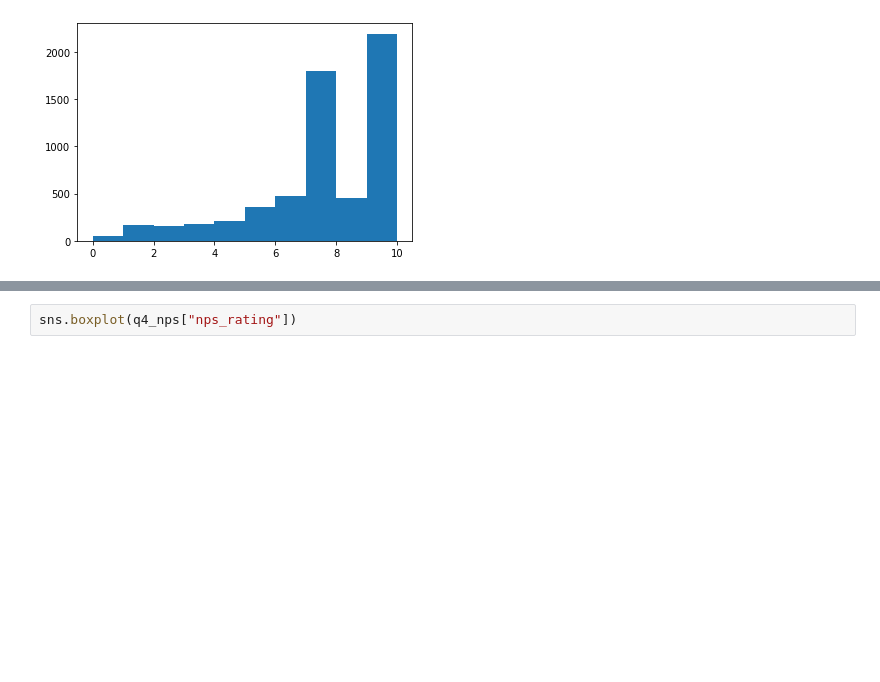
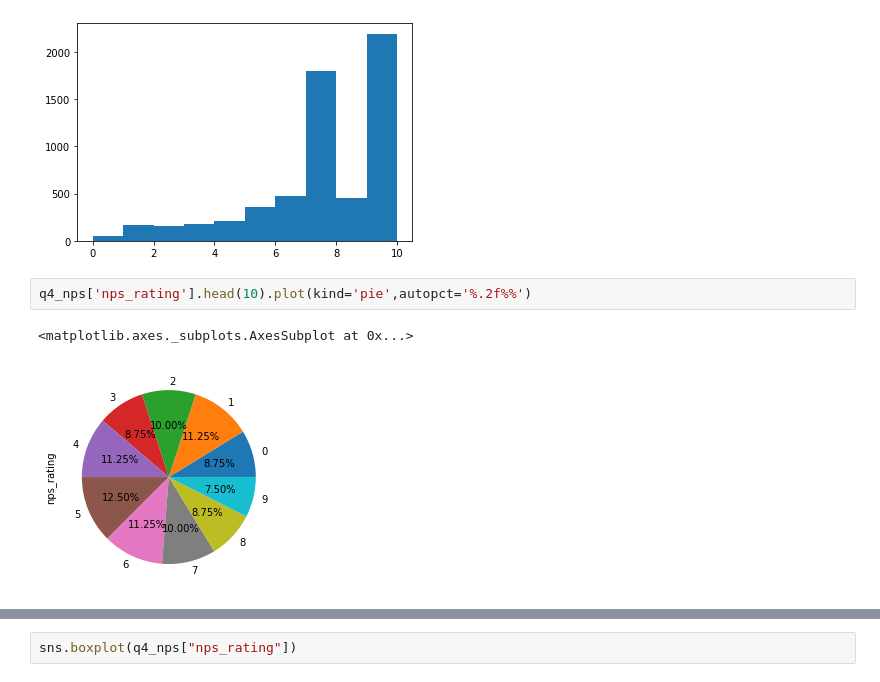
Before and after one commit to SofiaShvedova/Data-analytics-tools-for-solving-applied-problems, a Jupyter notebook: NPS.ipynb, the cells around one changed output, grey strips where cells are left out. Drawn from its saved outputs; the diff is of its cells as text; blank space fills up the shorter version.

```diff
--- a/NPS.ipynb
+++ b/NPS.ipynb
@@ -385,3 +383,8 @@ plt.hist(q4_nps['nps_rating'])
 plt.show()
 # %% [output]
 [figure]
+# %%
+q4_nps['nps_rating'].head(10).plot(kind='pie',autopct='%.2f%%')
+# %% [output]
+<matplotlib.axes._subplots.AxesSubplot at 0x...>
+[figure, added]
```
Also changed, not shown: parts of 2 cells of this notebook.
